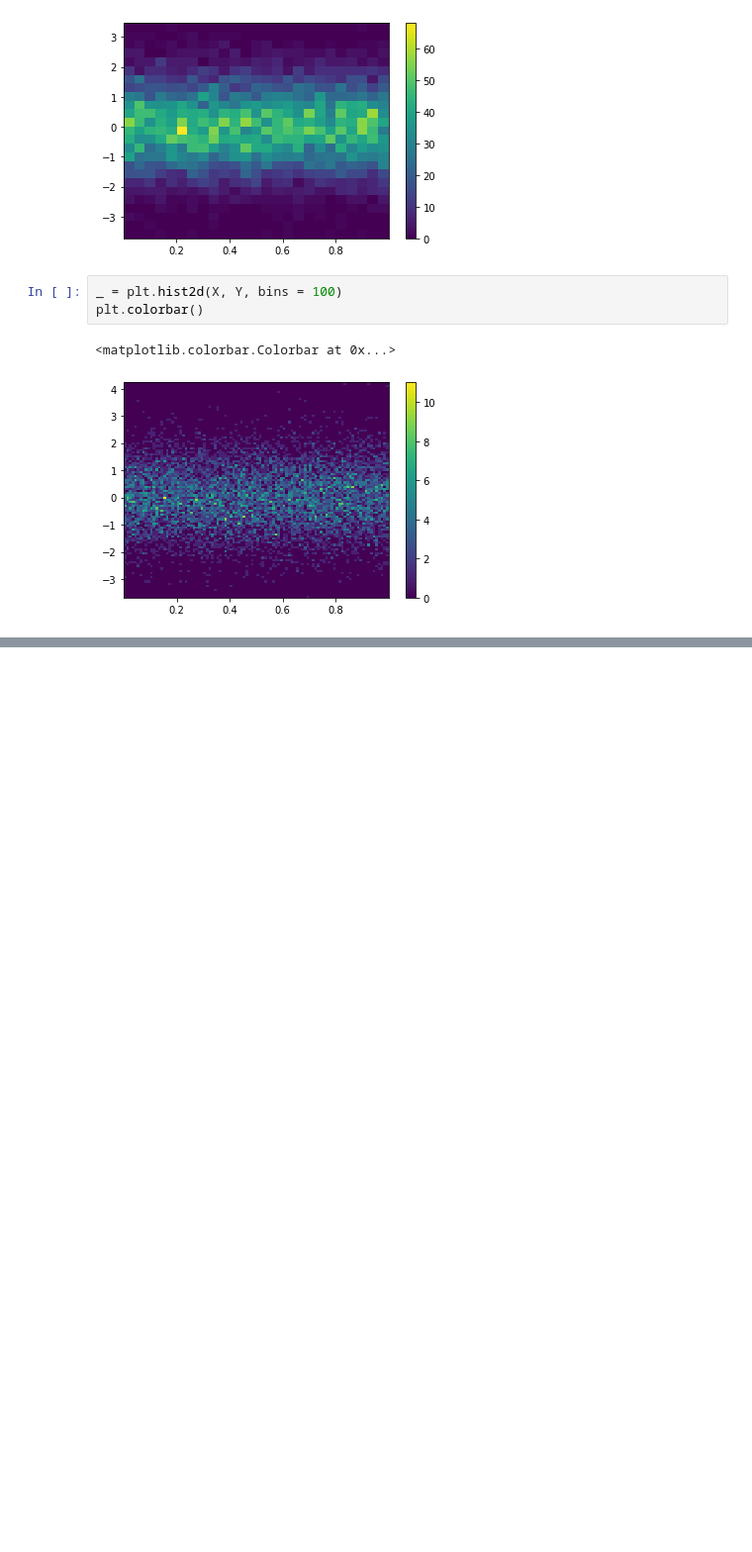
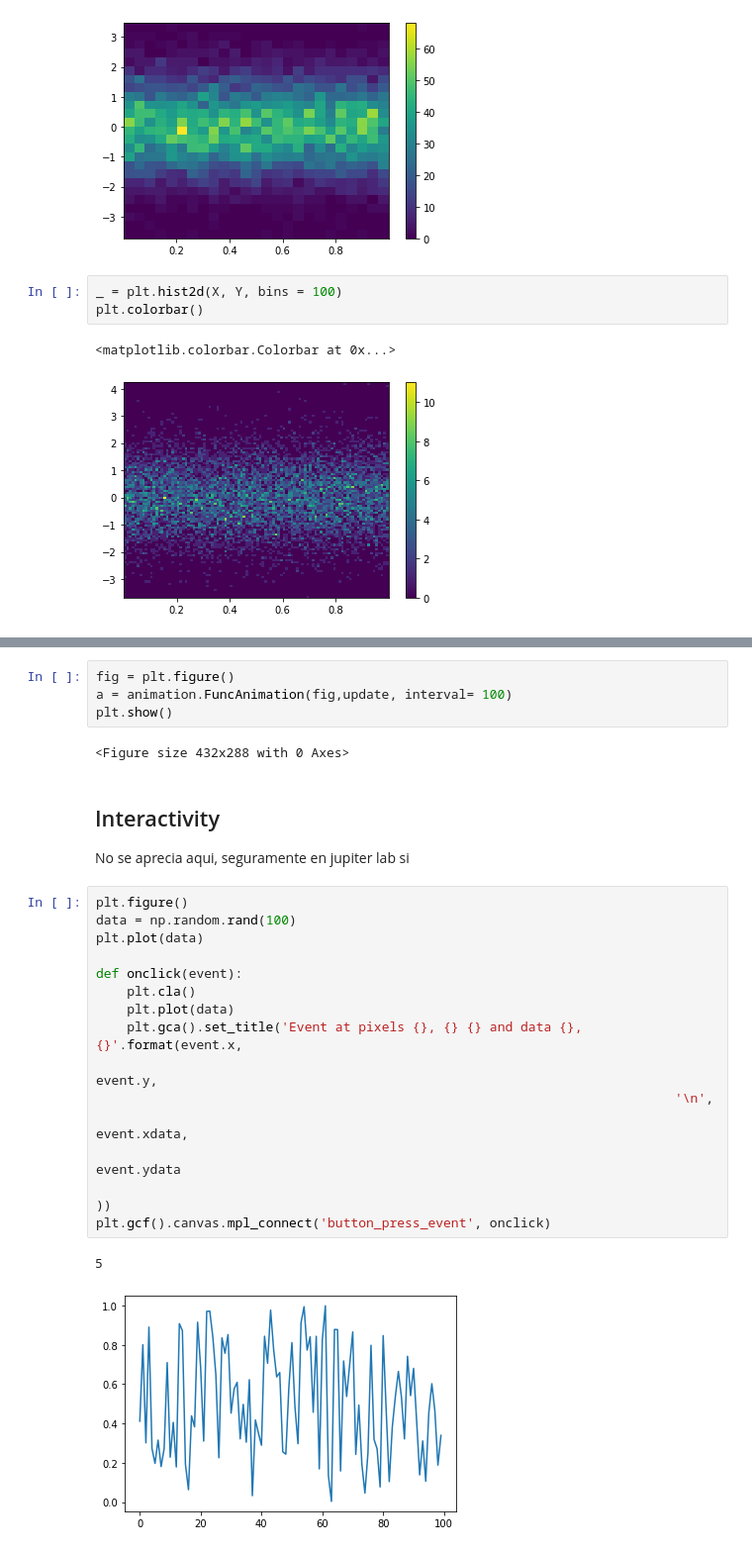
Before and after one commit to EduardoMontero-100/DataScience, a Jupyter notebook: coursera/exercises_matplotlib.ipynb, the cells around one changed output, grey strips where cells are left out. Shown at 99% size. Saved outputs shown, nothing was run; the diff lists cells and outputs as text; blank space fills up the shorter version.

```diff
--- a/coursera/exercises_matplotlib.ipynb
+++ b/coursera/exercises_matplotlib.ipynb
@@ -531,0 +554,27 @@ plt.colorbar()
+# %%
+fig = plt.figure()
+a = animation.FuncAnimation(fig,update, interval= 100)
+plt.show()
+# %% [output]
+<Figure size 432x288 with 0 Axes>
+# %% [markdown]
+## Interactivity
+No se aprecia aqui, seguramente en jupiter lab si
+# %%
+plt.figure()
+data = np.random.rand(100)
+plt.plot(data)
+
+def onclick(event):
+    plt.cla()
+    plt.plot(data)
+    plt.gca().set_title('Event at pixels {}, {} {} and data {}, {}'.format(event.x,
+                                                                           event.y,
+                                                                           '\n',
+                                                                           event.xdata,
+                                                                           event.ydata
+                                                                                    ))
+plt.gcf().canvas.mpl_connect('button_press_event', onclick)
+# %% [output]
+5
+[figure, added]
```
Also changed, not shown: parts of 9 cells of this notebook, 5 other files.
